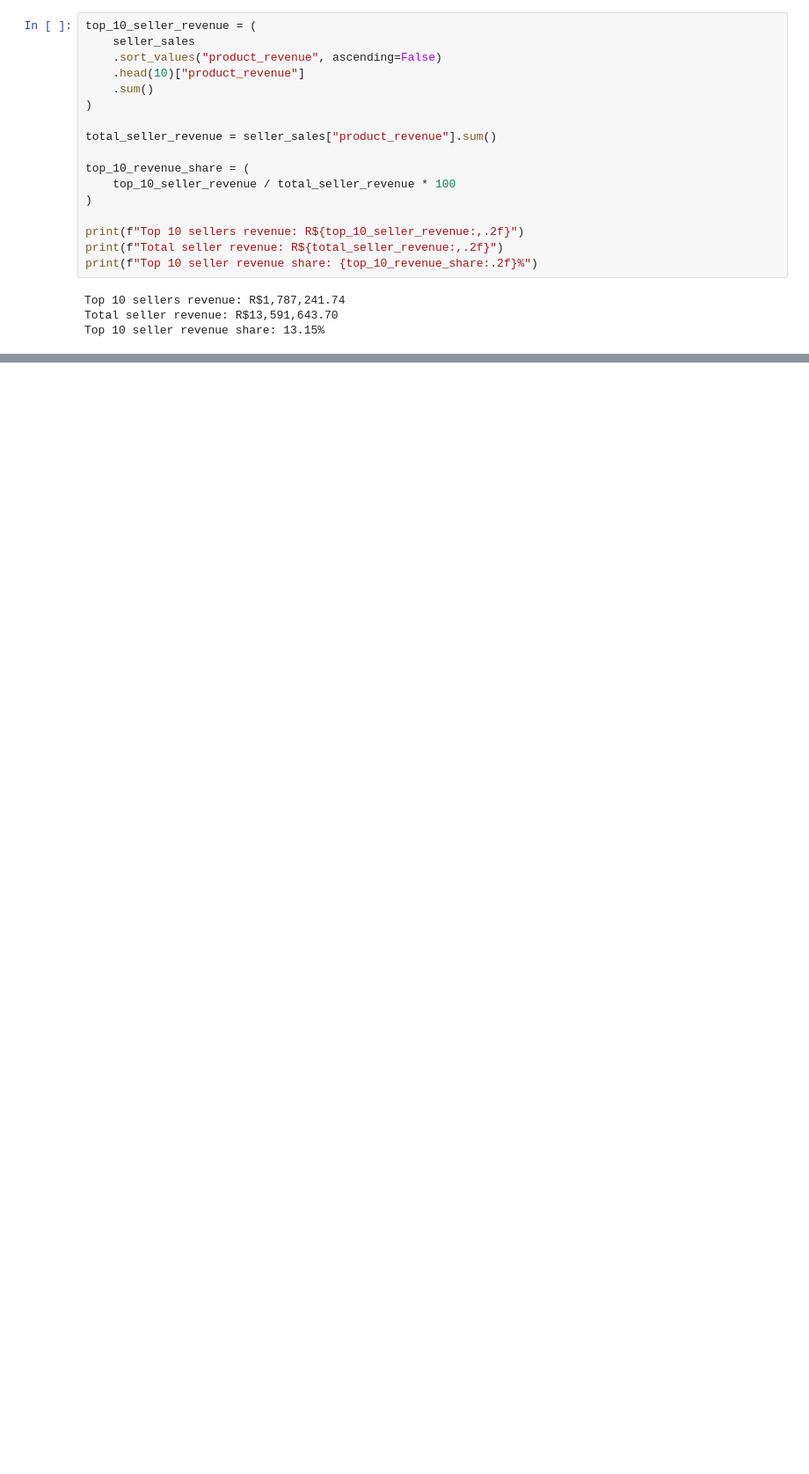
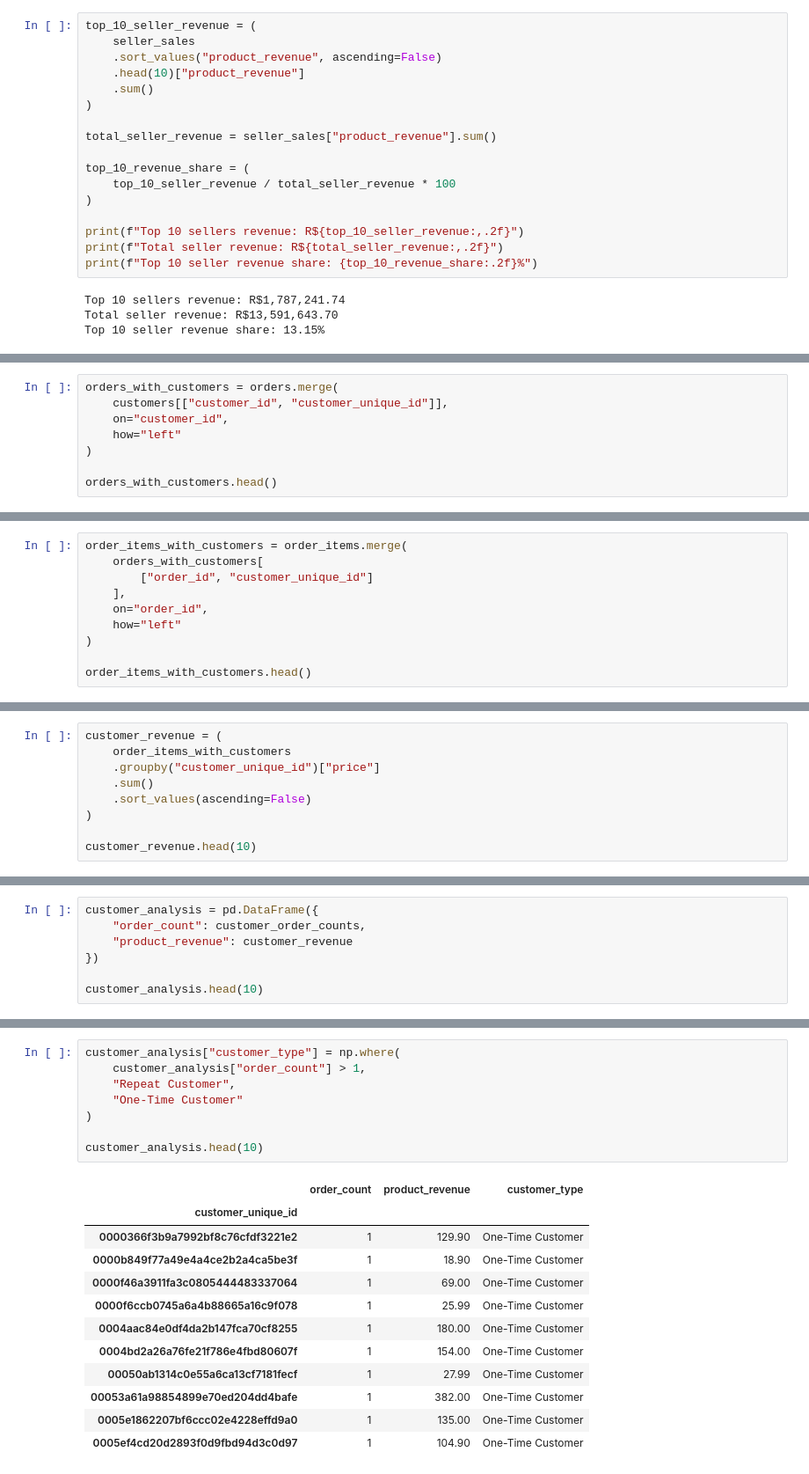
Before and after one commit to PoojaMandal7355/olist-ecommerce-analytics, a Jupyter notebook: notebooks/01_olist_eda.ipynb, the cells around one changed output, grey strips where cells are left out. Shown at 88% size. Drawn from its saved outputs; the diff is of its cells as text; blank space fills up the shorter version.

Commit message:
Add customer analysis

```diff
--- a/notebooks/01_olist_eda.ipynb
+++ b/notebooks/01_olist_eda.ipynb
@@ -1384,0 +1461,8 @@ Top 10 seller revenue share: 13.15%
+# %%
+orders_with_customers = orders.merge(
+    customers[["customer_id", "customer_unique_id"]],
+    on="customer_id",
+    how="left"
+)
+
+orders_with_customers.head()
@@ -1384,0 +1476,10 @@ Top 10 seller revenue share: 13.15%
+# %%
+order_items_with_customers = order_items.merge(
+    orders_with_customers[
+        ["order_id", "customer_unique_id"]
+    ],
+    on="order_id",
+    how="left"
+)
+
+order_items_with_customers.head()
@@ -1384,0 +1493,9 @@ Top 10 seller revenue share: 13.15%
+# %%
+customer_revenue = (
+    order_items_with_customers
+    .groupby("customer_unique_id")["price"]
+    .sum()
+    .sort_values(ascending=False)
+)
+
+customer_revenue.head(10)
@@ -1384,0 +1515,7 @@ Top 10 seller revenue share: 13.15%
+# %%
+customer_analysis = pd.DataFrame({
+    "order_count": customer_order_counts,
+    "product_revenue": customer_revenue
+})
+
+customer_analysis.head(10)
@@ -1384,0 +1535,21 @@ Top 10 seller revenue share: 13.15%
+# %%
+customer_analysis["customer_type"] = np.where(
+    customer_analysis["order_count"] > 1,
+    "Repeat Customer",
+    "One-Time Customer"
+)
+
+customer_analysis.head(10)
+# %% [output]
+|  | order_count | product_revenue | customer_type |
+| customer_unique_id |  |  |  |
+| 0000366f3b9a7992bf8c76cfdf3221e2 | 1 | 129.90 | One-Time Customer |
+| 0000b849f77a49e4a4ce2b2a4ca5be3f | 1 | 18.90 | One-Time Customer |
+| 0000f46a3911fa3c0805444483337064 | 1 | 69.00 | One-Time Customer |
+| 0000f6ccb0745a6a4b88665a16c9f078 | 1 | 25.99 | One-Time Customer |
+| 0004aac84e0df4da2b147fca70cf8255 | 1 | 180.00 | One-Time Customer |
+| 0004bd2a26a76fe21f786e4fbd80607f | 1 | 154.00 | One-Time Customer |
+| 00050ab1314c0e55a6ca13cf7181fecf | 1 | 27.99 | One-Time Customer |
+| 00053a61a98854899e70ed204dd4bafe | 1 | 382.00 | One-Time Customer |
+| 0005e1862207bf6ccc02e4228effd9a0 | 1 | 135.00 | One-Time Customer |
+| 0005ef4cd20d2893f0d9fbd94d3c0d97 | 1 | 104.90 | One-Time Customer |
```
Also changed, not shown: parts of 13 cells of this notebook.
